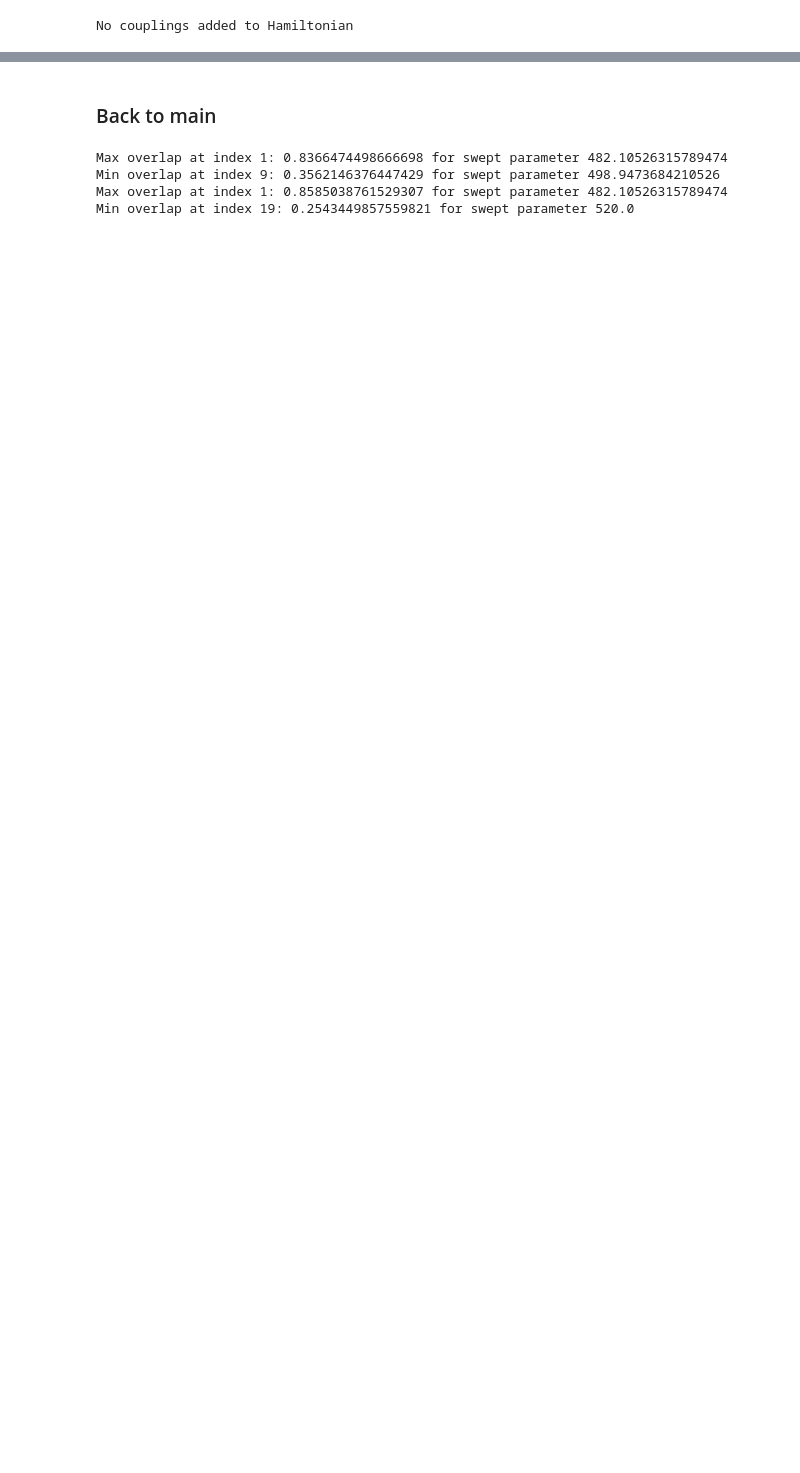
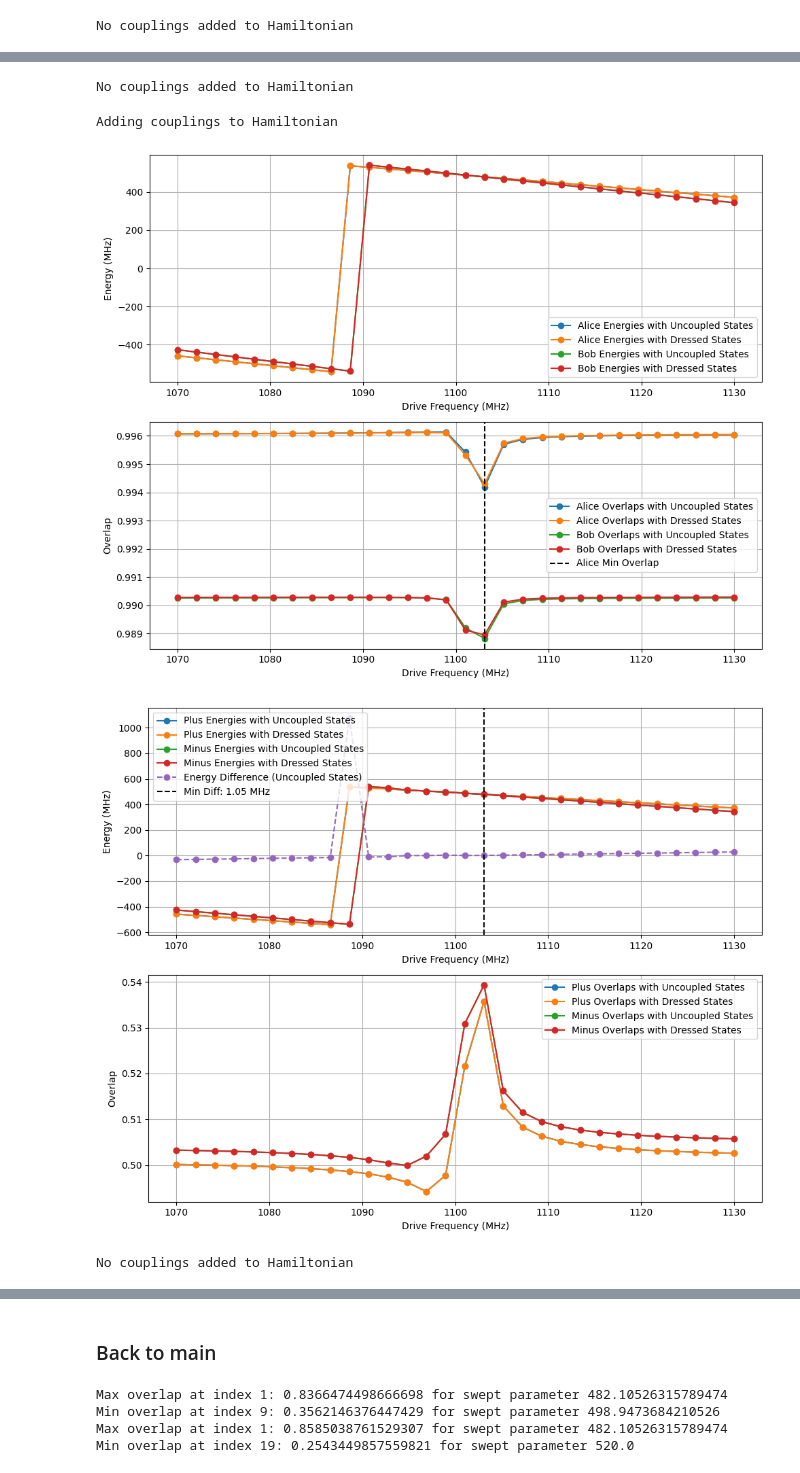
Before and after one commit to SchusterLab/multimode_sims, a Jupyter notebook: coupler/250527_floquet_linc.ipynb, the cells around one changed output, grey strips where cells are left out. Saved outputs shown, nothing was run; the diff lists cells and outputs as text; code cells hidden in the pictures; blank space fills up the shorter version.

```diff
--- a/coupler/250527_floquet_linc.ipynb
+++ b/coupler/250527_floquet_linc.ipynb
@@ -712,0 +653,60 @@ plt.show()
+# %%
+amp_list = np.linspace(0.0001, 0.03, 30)  # Amplitude sweep range
+min_freq = 1070 * 2 * np.pi
+max_amp = 1130 * 2 * np.pi
+freq_pts = 30
+delta_bs = []
+g_bs = []
+results = []
+
+for idx, amp in enumerate(amp_list):
+    # uncoupled case
+    H0 = coup_ham.generate_H0(no_coupling=True)
+    operator, time_func = coup_ham.linc_potential_operator()
+
+    H_fq = [H0, [operator, time_func]]
+    floquet_class_uncoup = FloquetHamiltonian(H = H_fq, T=2*np.pi/200, args=args)
+
+    return_args_uncoup = floquet_class_uncoup.sweep_ac_drive_frequency(amp, freq_range = (min_freq, max_amp), num_points=freq_pts)
+
+    # coupled case
+
+    H0 = coup_ham.generate_H0(no_coupling=False)
+    operator, time_func = coup_ham.linc_potential_operator()
+
+    H_fq = [H0, [operator, time_func]]
+    floquet_class_coup = FloquetHamiltonian(H = H_fq, T=2*np.pi/200, args=args)
+
+    return_args_coup = floquet_class_coup.sweep_ac_drive_frequency(amp, freq_range = (min_freq, max_amp), num_points=freq_pts)
+
+    # Analysis
+
+
+    # Call the function for Alice and Bob
+    alice_results = coup_ham.calculate_coupled_uncoupled_dressed_overlaps_and_energies(
+        floquet_class_uncoup, floquet_class_coup,  return_args_uncoup, return_args_coup, '|1,0,0>'
+    )
+
+    bob_results = coup_ham.calculate_coupled_uncoupled_dressed_overlaps_and_energies(
+        floquet_class_uncoup, floquet_class_coup, return_args_uncoup, return_args_coup, '|0,1,0>'
+    )
+
+    min_freq, min_idx = coup_ham.plot_coupled_uncoupled_dressed_overlaps_and_energies(return_args_coup,
+                                                                    alice_results,
+                                                                    bob_results)
+    # Call the function for plus and minus states
+    plus_minus_results = coup_ham.calculate_overlaps_and_energies_plus_minus(
+        floquet_class_uncoup, floquet_class_coup,  return_args_uncoup, return_args_coup, '|1,0,0>', '|0,1,0>'
+    )
+    # Plot the results for plus and minus states
+    min_energy_diff = coup_ham.plot_plus_minus_overlaps_and_energies(return_args_coup, return_args_uncoup, plus_minus_results, min_idx)
+
+    delta_bs.append(min_freq)
+    g_bs.append(min_energy_diff)
+    results.append({'alice': alice_results, 'bob': bob_results, 'plus_minus': plus_minus_results,})
+# %% [output]
+No couplings added to Hamiltonian
+Adding couplings to Hamiltonian
+[figure, added]
+[figure, added]
+No couplings added to Hamiltonian
```
Also changed, not shown: parts of 7 cells of this notebook, 8 other files.
